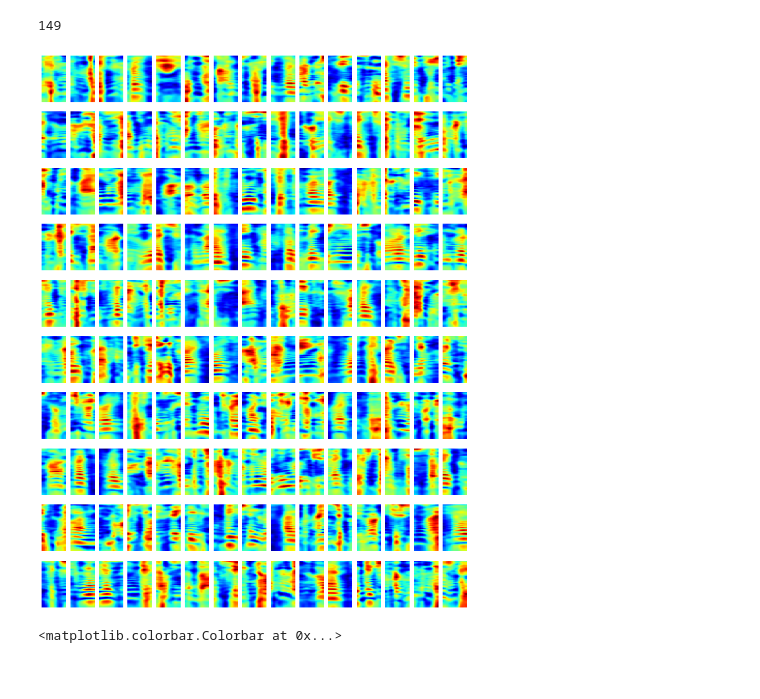
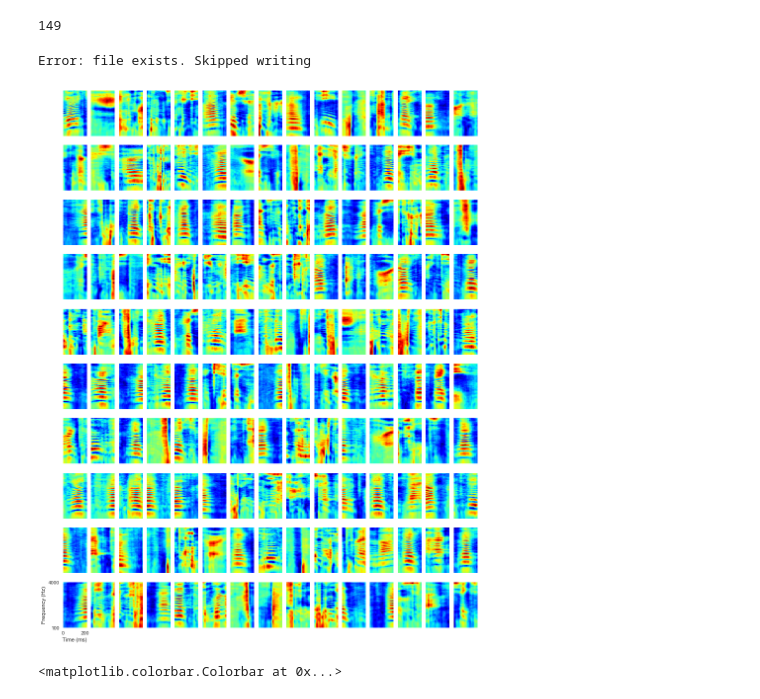
Before and after one commit to nhat-le/Sparse-Coding-Spectrogram, a Jupyter notebook: sparse_code_spectrogram.ipynb, the cells around one changed output. Cells and saved outputs as stored; diff of their text form; code cells hidden in the pictures.

Commit message:
Mean filtering with step size 1/5

```diff
--- a/sparse_code_spectrogram.ipynb
+++ b/sparse_code_spectrogram.ipynb
@@ -451,7 +451,7 @@ segment_len_ms = 216
 segment_len = int(segment_len_ms / 1000 / nadvance * fs) #samples
 # %%
 segment_width = spectrogram.shape[0]
-segment_step = int(segment_len / 2) #samples
+segment_step = int(segment_len / 5) #samples
 dt = segment_len * nadvance / fs * 1000 #length of each window in ms
 segments_lst = []
 for t_start in np.arange(0, spectrogram.shape[1] - segment_len, segment_step):
@@ -472,6 +472,4 @@ pca = PCA(n_components=200, whiten=True)
 pca.fit(X1.T)
 Y = pca.transform(X1.T).T
 
-#pca2 = PCA(n_components=200, whiten=True)
-#pca2.fit(X.T)
-#Y2 = pca2.transform(X.T).T
+print('Number of segments:', Y.shape[1])
@@ -563,8 +544,8 @@ for i in range(nreps):
 
     try:
         A,cost_A = do_multiple_learn_steps(Y, A, s, eta=eta, theta=theta, nsteps=iters_A, verbose=False)
-        if eta != eta_ori:
-            eta = eta_ori
+        #if eta != eta_ori:
+        #    eta = eta_ori
     except FloatingPointError:
         print('Warning raised, decreasing eta')
         eta *= 0.1
@@ -855,39 +836,40 @@ for i in range(nrows):
             A_inv_im *= -1
 
         # Filter
         selem = skimage.morphology.disk(2)
 
         #filt = skimage.filters.rank.mean_percentile(A_inv_im, selem=selem, p0=.1, p1=.9)
         #filt = skimage.filters.rank.mean_bilateral(A_inv_im, selem=selem, s0=500, s1=500)
         #filt = skimage.filters.rank.mean(A_inv_im, selem=selem)
         #filt = filt / np.max(np.abs(filt))
-        filt = scipy.ndimage.filters.median_filter(A_inv_im, size=5)
-        filt = scipy.ndimage.filters.gaussian_filter(filt, sigma=2)
-
+        #filt = scipy.ndimage.filters.median_filter(A_inv_im, size=5)
+        #filt = scipy.ndimage.filters.gaussian_filter(filt, sigma=2)
+        filt = A_inv_im
 
 
         idx = n_show*i + j
         ax[i][j].grid(False)
         ax[i][j].imshow(np.flipud(filt), cmap='jet', aspect='auto', extent=[0, dt, 100, 4000])
         #ax[i][j].c
         #ax[i][j].set_yscale('log')
         #ax[i][j].set_title('Neuron #' + str(idx))
         ax[i][j].set_ylim([100, 4000])
-        if i != n_show - 1 or j != 0:
+        if i != nrows - 1 or j != 0:
             ax[i][j].set(xticklabels=[], yticklabels=[])
         else:
             ax[i][j].set_xlabel('Time (ms)')
             ax[i][j].set_ylabel('Frequency (Hz)')
             #ax[i][j].yaxis.set_major_locator(plt.LogLocator(numticks=5))
             ax[i][j].yaxis.set_major_locator(plt.FixedLocator([100, 4000]))
             ax[i][j].yaxis.set_major_formatter(plt.FuncFormatter(format_func_pcs))
-filename = 'receptive_fields_human_171007_PDA20_gauss_meanfilt.pdf'
+filename = 'receptive_fields_human_171007_PDA20_5timesoverlap_meanfilt_5.pdf'
 if not os.path.isfile(filename):
     plt.savefig(filename)
 else:
     print('Error: file exists. Skipped writing')
 # %% [output]
+Error: file exists. Skipped writing
-[figure, old version]
+[figure, new version]
 # %%
 A_col = best_A[:,0]
 A_col_inv = pca.inverse_transform(A_col)
```
Also changed, not shown: parts of 12 cells of this notebook.
